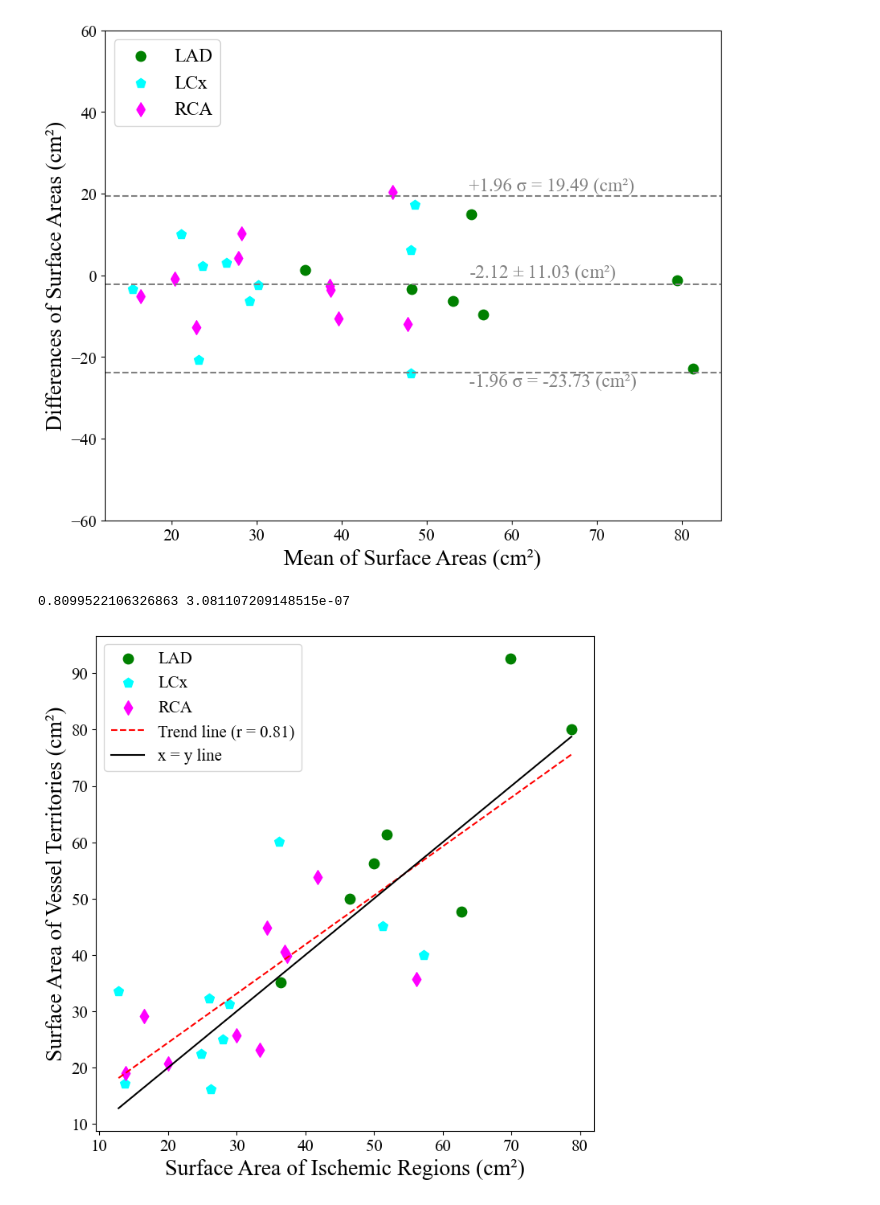
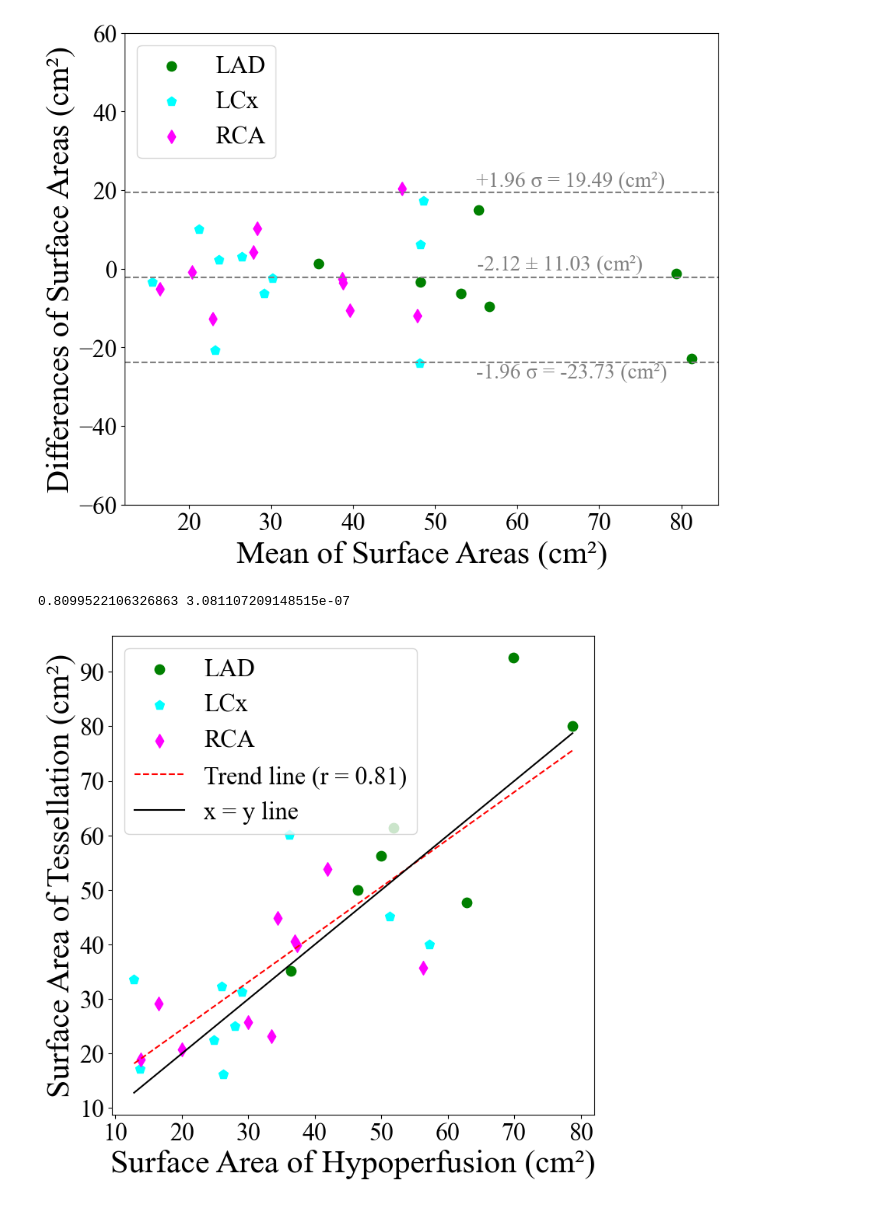
Before and after one commit to aseresti/Tessellation, a Jupyter notebook: Tessellation/Statistical_Analysis/Stats.ipynb, the cells around one changed output. Drawn from its saved outputs; the diff is of its cells as text; code cells hidden in the pictures.

Commit message:
Change fontsize

```diff
--- a/Tessellation/Statistical_Analysis/Stats.ipynb
+++ b/Tessellation/Statistical_Analysis/Stats.ipynb
@@ -10,7 +10,7 @@ surface_territory = np.array([47.74, 40.51, 24.97, 17.17, 25.72, 22.51, 80.07, 2
 surface_ischemic = np.array([62.77, 36.97, 27.94, 13.74, 30.01, 24.82, 78.75, 16.54, 56.23, 49.94, 25.98, 36.38, 37.37, 12.81, 36.17, 28.97, 57.18, 51.28, 51.87, 69.88, 13.84, 41.84, 34.39, 33.42, 46.5, 20.01, 26.18])
 
 xlabel, ylabel = ("Mean of Surface Areas (cm\u00b2)", "Differences of Surface Areas (cm\u00b2)")
-font1 = {'color':'black','size':20, 'family':'Times New Roman'}
+font1 = {'color':'black','size':30, 'family':'Times New Roman'}
 font2 = {'family':'serif','color':'black','size':15}
 
 RCA_ter = np.array([40.51, 25.72, 29.22, 35.74, 39.9, 18.97, 53.79, 44.9, 23.14, 20.76])
@@ -50,9 +50,9 @@ plt.scatter(mean_RCA, diff_RCA, color = 'magenta', label = "RCA", marker = 'd',
 loa_upper = md + 1.96*sd
 loa_lower = md - 1.96*sd
 
-plt.text(55, loa_upper + 0.2, f'+1.96 σ = {loa_upper:.2f} (cm\u00b2)', color='gray', va='bottom', fontsize = 17)
-plt.text(55, loa_lower - 0.2, f'-1.96 σ = {loa_lower:.2f} (cm\u00b2)', color='gray', va='top',  fontsize = 17)
-plt.text(55, md + 0.2, f'{md:.2f} $\pm$ {sd:.2f} (cm\u00b2)', color='gray', va='bottom',  fontsize = 17)
+plt.text(55, loa_upper + 0.2, f'+1.96 σ = {loa_upper:.2f} (cm\u00b2)', color='gray', va='bottom', fontsize = 20)
+plt.text(55, loa_lower - 0.2, f'-1.96 σ = {loa_lower:.2f} (cm\u00b2)', color='gray', va='top',  fontsize = 20)
+plt.text(55, md + 0.2, f'{md:.2f} $\pm$ {sd:.2f} (cm\u00b2)', color='gray', va='bottom',  fontsize = 20)
 
 
 plt.axhline(md, color='gray', linestyle='--')
@@ -60,19 +60,19 @@ plt.axhline(loa_upper, color='gray', linestyle='--')
 plt.axhline(loa_lower, color='gray', linestyle='--')
 plt.xlabel(xlabel, fontdict=font1)
 plt.ylabel(ylabel, fontdict=font1)
-plt.xticks(fontsize = 15)
-plt.yticks(fontsize = 15)
+plt.xticks(fontsize = 23)
+plt.yticks(fontsize = 23)
 plt.ylim(-60, 60)
-plt.legend(loc='upper left', fontsize = 17)
+plt.legend(loc='upper left', fontsize = 23)
 #plt.title("Bland Altman")
 plt.show()
 # %% [output]
-[figure, old version]
+[figure, new version]
 # %%
 #Scatter Plot
 
 x, y = (surface_ischemic, surface_territory)
-xlabel, ylabel = ("Surface Area of Ischemic Regions (cm\u00b2)", "Surface Area of Vessel Territories (cm\u00b2)")
+xlabel, ylabel = ("Surface Area of Hypoperfusion (cm\u00b2)", "Surface Area of Tessellation (cm\u00b2)")
 
 r_surface, p_value_surface = pearsonr(surface_territory, surface_ischemic)
 print(r_surface, p_value_surface)
@@ -80,34 +80,34 @@ print(r_surface, p_value_surface)
 slope, intercept, _, _, _ = linregress(x, y)
 x_fit = np.linspace(min(x), max(x), 100)
 y_fit = slope * x_fit + intercept
 
 # Plot scatter plot
 plt.figure(figsize=(8,8))
 #sns.scatterplot(x=x, y=y, color='red')#, label="Data points")
 plt.scatter(x=LAD_isc, y=LAD_ter, color='green', label="LAD", s=80)
 plt.scatter(x=LCx_isc, y=LCx_ter, color='cyan', label="LCx", marker = "p", s=80)
 plt.scatter(x=RCA_isc, y=RCA_ter, color='magenta', label="RCA", marker = "d", s=80)
 plt.rcParams['font.family'] = 'Times New Roman'
 # Plot trend line
 plt.plot(x_fit, y_fit, 'r--', label=f"Trend line (r = {r_surface:.2f})")
 
 # Plot x = y line
 plt.plot(x_fit, x_fit, 'k-', label="x = y line")
 
 # Labels and title
 plt.xlabel(xlabel, fontdict= font1)
 plt.ylabel(ylabel, fontdict= font1)
-plt.xticks(fontsize = 15)
-plt.yticks(fontsize = 15)
+plt.xticks(fontsize = 23)
+plt.yticks(fontsize = 23)
 #plt.title(title)
-plt.legend(fontsize = 15)
+plt.legend(fontsize = 23)
 #plt.grid()
 #plt.text(0.02, 0.95, f"p = {p:.4f}", transform=plt.gca().transAxes, fontsize=12, verticalalignment='top')
 #plt.text(0.02, 0.88, f"r = {r:.2f}", transform=plt.gca().transAxes, fontsize=12, verticalalignment='top')
 
 
 # Show plot
 plt.show()
 # %% [output]
 0.8099522106326863 3.081107209148515e-07
-[figure, old version]
+[figure, new version]
```
